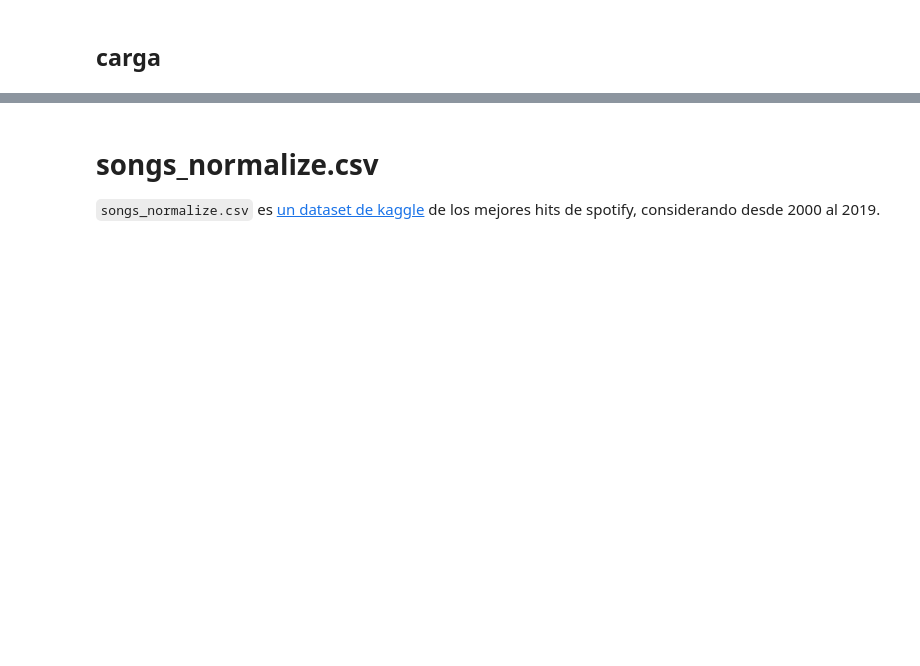
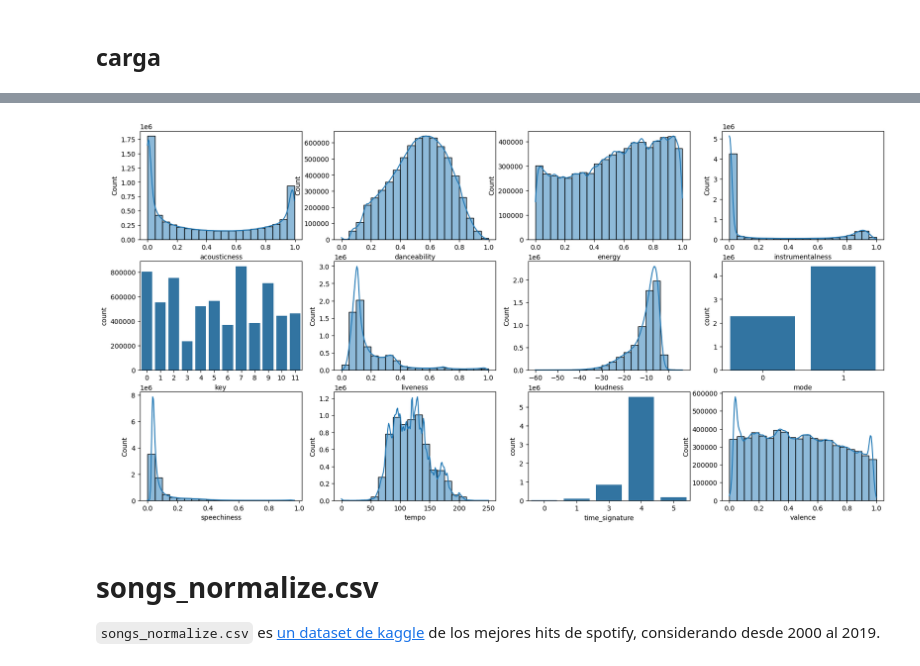
Before and after one commit to DamnXitri/spotify-data-mining, a Jupyter notebook: proyecto.ipynb, the cells around one changed output, grey strips where cells are left out. Saved outputs shown, nothing was run; the diff lists cells and outputs as text; code cells hidden in the pictures; blank space fills up the shorter version.

```diff
--- a/proyecto.ipynb
+++ b/proyecto.ipynb
@@ -456,3 +897,38 @@ merged_data.info()
+# %%
+plot_columns = {
+  'acousticness': 'continua',
+  'danceability': 'continua',
+  'energy': 'continua',
+  'instrumentalness': 'continua',
+  'key': 'discreta',
+  'liveness': 'continua',
+  'loudness': 'continua',
+  'mode': 'discreta',
+  'speechiness': 'continua',
+  'tempo': 'continua',
+  'time_signature': 'discreta',
+  'valence': 'continua',
+}
+# plot multiples histogramas (12 columnas/features)
+fig, axs = plt.subplots(3, 4, figsize=(20, 10))
+
+for i, col in enumerate(plot_columns.keys()):
+  if plot_columns[col] == 'continua':
+    sns.histplot(
+      data = merged_data,
+      x = col,
+      bins = 20,
+      kde = True,
+      ax = axs[i // 4, i % 4]
+    )
+  else:
+    sns.countplot(
+      data = merged_data,
+      x = col,
+      ax = axs[i // 4, i % 4]
+    )
+# %% [output]
+[figure, added]
 # %% [markdown]
 # songs_normalize.csv
 
```
Also changed, not shown: parts of 77 cells of this notebook, 1 other file.
